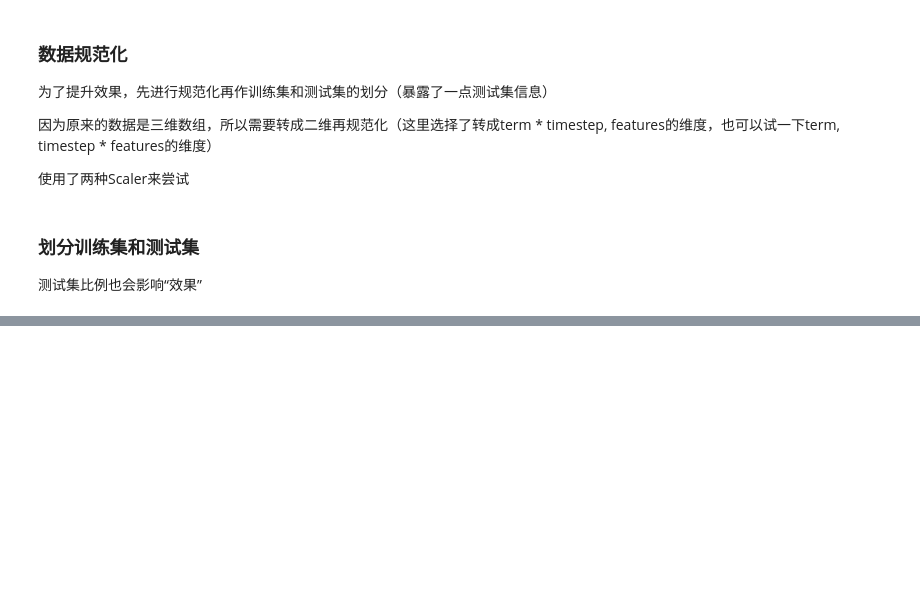
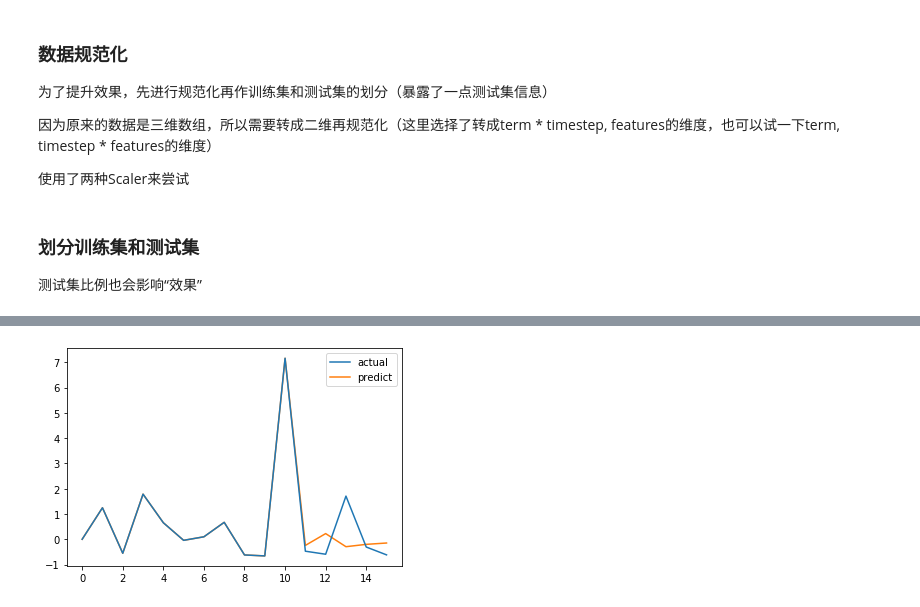
Before and after one commit to tomleung1996/Emerging_Topics_Prediction, a Jupyter notebook: all_models.ipynb, the cells around one changed output, grey strips where cells are left out. Saved outputs shown, nothing was run; the diff lists cells and outputs as text; code cells hidden in the pictures; blank space fills up the shorter version.

```diff
--- a/all_models.ipynb
+++ b/all_models.ipynb
@@ -94,10 +201,16 @@ X_train.shape
 # %%
-model = keras.models.Sequential()
-model.add(keras.layers.LSTM(256, activation='tanh', input_shape=(X_train.shape[1], X_train.shape[2])))
-model.add(keras.layers.RepeatVector(y_train.shape[1]))
-model.add(keras.layers.LSTM(256, activation='tanh', return_sequences=True))
-model.add(keras.layers.BatchNormalization())
-model.add(keras.layers.Dropout(0.2))
-model.add(keras.layers.TimeDistributed(keras.layers.Dense(128, activation='relu')))
-model.add(keras.layers.TimeDistributed(keras.layers.Dense(1)))
-model.summary()
+def build_encoder_decoder_model(classification=False):
+    model = keras.models.Sequential()
+    model.add(LSTM(256, activation='tanh', input_shape=(X_train.shape[1], X_train.shape[2]), return_sequences=True))
+    model.add(LSTM(256, activation='tanh'))
+    model.add(RepeatVector(y_train.shape[1]))
+    model.add(LSTM(256, activation='tanh', return_sequences=True))
+    model.add(TimeDistributed(Dense(128, activation='relu')))
+
+    if classification:
+        model.add(TimeDistributed(Dense(5, activation='softmax')))
+        model.compile(loss='sparse_categorical_crossentropy', optimizer='adam', metrics=['acc'])
+    else:
+        model.add(TimeDistributed(Dense(1)))
+        model.compile(loss='mae', optimizer='adam')
+    return model
@@ -121,0 +359,9 @@ _________________________________________________________________
+# %%
+i = 29
+target = predict_sequence(encoder_model, decoder_model, X_test[i].reshape(1, 11, 11), 5, 1)
+plt.plot(np.concatenate((X_test[i, :, -2], y_test[i].reshape(-1)), axis=None), label='actual', zorder=1)
+plt.plot(np.concatenate((X_test[i, :, -2], target.reshape(-1)), axis=None), label='predict', zorder=0)
+plt.legend()
+plt.show()
+# %% [output]
+[figure, added]
```
Also changed, not shown: parts of 45 cells of this notebook.
